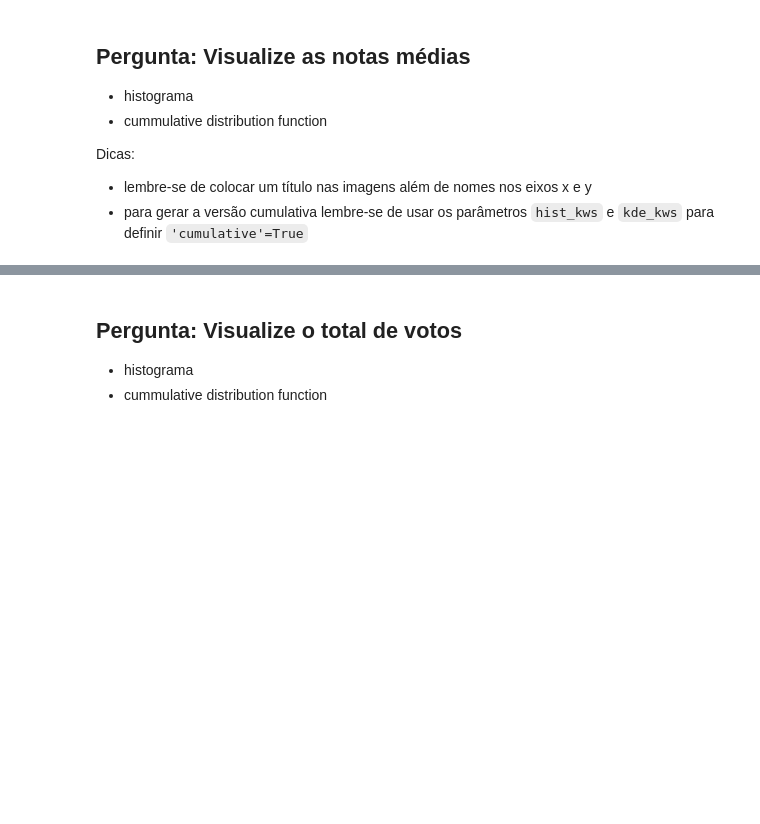
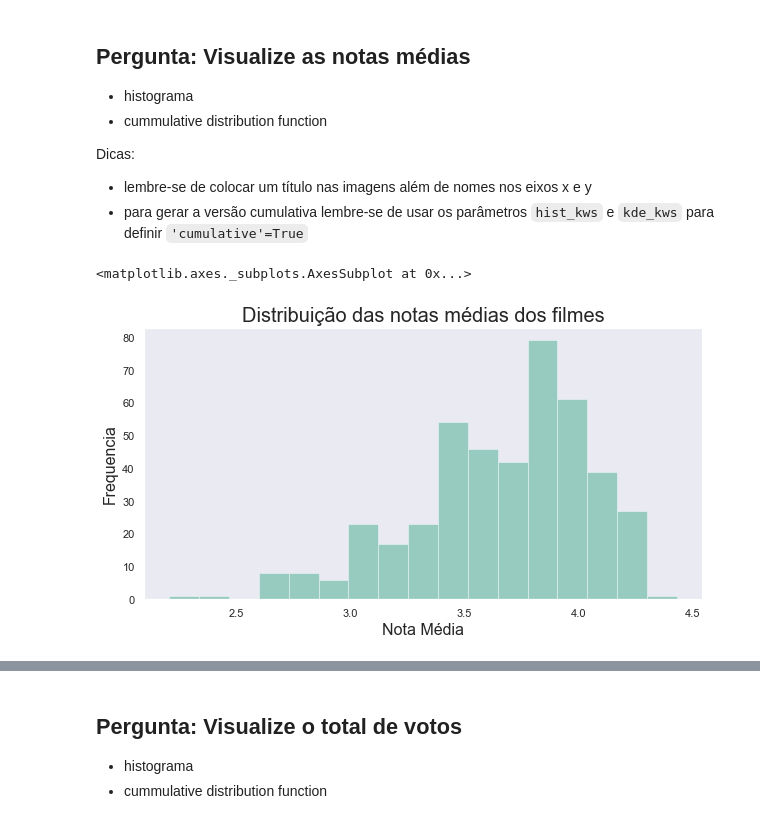
Before and after one commit to rkpegoraro/DataScienceAluraProject, a Jupyter notebook: Formação Data Science Alura - Análise exploratória do MovieLens.ipynb, the cells around one changed output, grey strips where cells are left out. Saved outputs shown, nothing was run; the diff lists cells and outputs as text; code cells hidden in the pictures; blank space fills up the shorter version.

```diff
--- a/Formação Data Science Alura - Análise exploratória do MovieLens.ipynb
+++ b/Formação Data Science Alura - Análise exploratória do MovieLens.ipynb
@@ -43,2 +41,7 @@ Usando scipy 1.2.0
+# %%
+# solução
+filmes = pd.read_csv('movies.csv')
+filmes.rename(columns={"movieId": "filmeId", "title" : "titulo", "genres" : "generos"}, inplace = True)
+filmes.set_index("filmeId", inplace = True)
 # %%
 filmes.head()
@@ -62,2 +81,6 @@ filmes.head()
+# %%
+# solução
+notas = pd.read_csv('ratings.csv')
+notas.rename(columns={"userId": "usuarioId", "movieId" : "filmeId", "rating" : "nota", "timestamp" : "momento"}, inplace = True)
 # %%
 notas.head()
@@ -73,2 +101,6 @@ Dicas:
+# %%
+# solução
+nota_media = notas.groupby("filmeId").nota.mean()
+filmes['nota_media'] = nota_media
 # %%
 filmes.head()
@@ -85,4 +144,7 @@ filmes.head()
 # %%
 # solução para criar a nova coluna e filtrar os filmes
+total_de_votos = notas.groupby("filmeId").nota.count()
+filmes['total_de_votos'] = total_de_votos
+filmes = filmes.query('total_de_votos > 50')
 # %%
 filmes.head()
@@ -104,0 +171,15 @@ Dicas:
+# %%
+# solução histograma
+import seaborn as sns
+sns.set_palette('Dark2')
+sns.set_style('dark')
+
+ax = sns.distplot(filmes.nota_media, norm_hist = False, kde = False)
+ax.figure.set_size_inches(10, 5)
+ax.set_title('Distribuição das notas médias dos filmes', fontsize = 20)
+ax.set_ylabel('Frequencia', fontsize = 16)
+ax.set_xlabel('Nota Média', fontsize = 16)
+ax
+# %% [output]
+<matplotlib.axes._subplots.AxesSubplot at 0x...>
+[figure, added]
```
Also changed, not shown: parts of 88 cells of this notebook.
